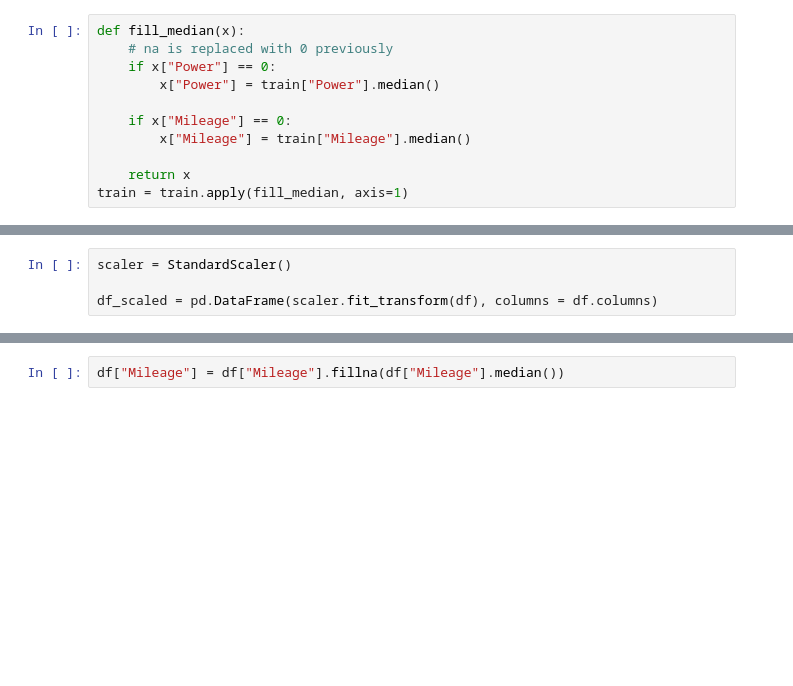
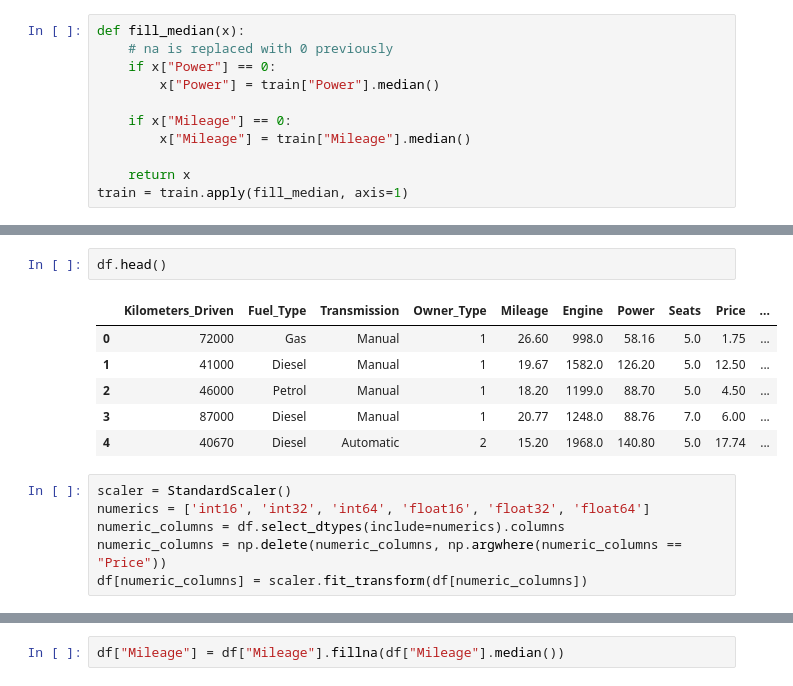
Before and after one commit to emircanerol/CarPricePrediction, a Jupyter notebook: Used Car Price Prediction.ipynb, the cells around one changed output, grey strips where cells are left out. Saved outputs shown, nothing was run; the diff lists cells and outputs as text; blank space fills up the shorter version.

```diff
--- a/Used Car Price Prediction.ipynb
+++ b/Used Car Price Prediction.ipynb
@@ -158,5 +168,16 @@ figure = sns.heatmap(df.corr())
+# %%
+df.head()
+# %% [output]
+|  | Kilometers_Driven | Fuel_Type | Transmission | Owner_Type | Mileage | Engine | Power | Seats | Price | ... |
+| 0 | 72000 | Gas | Manual | 1 | 26.60 | 998.0 | 58.16 | 5.0 | 1.75 | ... |
+| 1 | 41000 | Diesel | Manual | 1 | 19.67 | 1582.0 | 126.20 | 5.0 | 12.50 | ... |
+| 2 | 46000 | Petrol | Manual | 1 | 18.20 | 1199.0 | 88.70 | 5.0 | 4.50 | ... |
+| 3 | 87000 | Diesel | Manual | 1 | 20.77 | 1248.0 | 88.76 | 7.0 | 6.00 | ... |
+| 4 | 40670 | Diesel | Automatic | 2 | 15.20 | 1968.0 | 140.80 | 5.0 | 17.74 | ... |
 # %%
 scaler = StandardScaler()
-
-df_scaled = pd.DataFrame(scaler.fit_transform(df), columns = df.columns)
+numerics = ['int16', 'int32', 'int64', 'float16', 'float32', 'float64']
+numeric_columns = df.select_dtypes(include=numerics).columns
+numeric_columns = np.delete(numeric_columns, np.argwhere(numeric_columns == "Price"))
+df[numeric_columns] = scaler.fit_transform(df[numeric_columns])
 # %%
```
Also changed, not shown: parts of 16 cells of this notebook, 10 other files.
